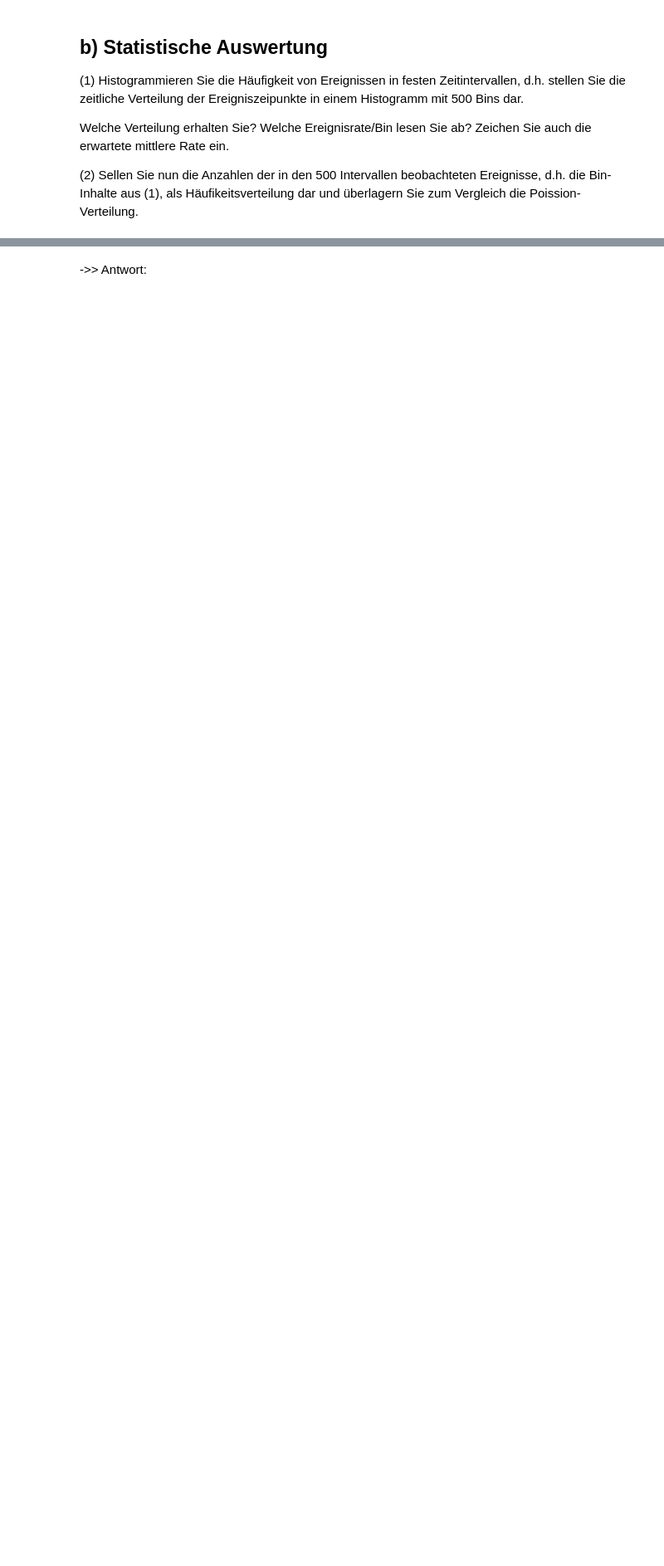
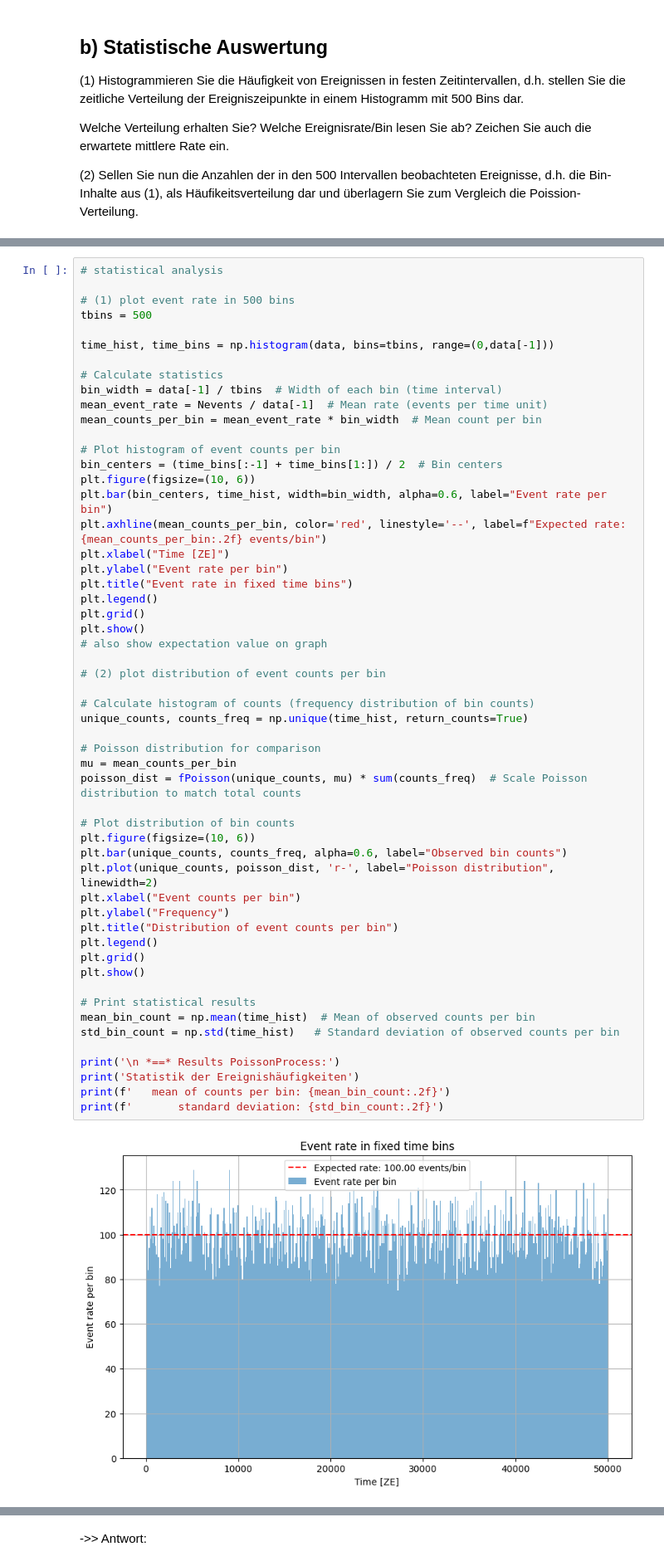
Before and after one commit to AlFa-Tier/Uni_codes, a Jupyter notebook: Stat. Datenauswertung/AufgabenBlätter/Blatt03/Blatt03.ipynb, the cells around one changed output, grey strips where cells are left out. Shown at 83% size. Drawn from its saved outputs; the diff is of its cells as text; blank space fills up the shorter version.

```diff
--- a/Stat. Datenauswertung/AufgabenBlätter/Blatt03/Blatt03.ipynb
+++ b/Stat. Datenauswertung/AufgabenBlätter/Blatt03/Blatt03.ipynb
@@ -149,0 +158,56 @@ print(f'       standard deviation: ???')
+# %%
+# statistical analysis
+
+# (1) plot event rate in 500 bins
+tbins = 500
+
+time_hist, time_bins = np.histogram(data, bins=tbins, range=(0,data[-1]))
+
+# Calculate statistics
+bin_width = data[-1] / tbins  # Width of each bin (time interval)
+mean_event_rate = Nevents / data[-1]  # Mean rate (events per time unit)
+mean_counts_per_bin = mean_event_rate * bin_width  # Mean count per bin
+
+# Plot histogram of event counts per bin
+bin_centers = (time_bins[:-1] + time_bins[1:]) / 2  # Bin centers
+plt.figure(figsize=(10, 6))
+plt.bar(bin_centers, time_hist, width=bin_width, alpha=0.6, label="Event rate per bin")
+plt.axhline(mean_counts_per_bin, color='red', linestyle='--', label=f"Expected rate: {mean_counts_per_bin:.2f} events/bin")
+plt.xlabel("Time [ZE]")
+plt.ylabel("Event rate per bin")
+plt.title("Event rate in fixed time bins")
+plt.legend()
+plt.grid()
+plt.show()
+# also show expectation value on graph
+
+# (2) plot distribution of event counts per bin
+
+# Calculate histogram of counts (frequency distribution of bin counts)
+unique_counts, counts_freq = np.unique(time_hist, return_counts=True)
+
+# Poisson distribution for comparison
+mu = mean_counts_per_bin
+poisson_dist = fPoisson(unique_counts, mu) * sum(counts_freq)  # Scale Poisson distribution to match total counts
+
+# Plot distribution of bin counts
+plt.figure(figsize=(10, 6))
+plt.bar(unique_counts, counts_freq, alpha=0.6, label="Observed bin counts")
+plt.plot(unique_counts, poisson_dist, 'r-', label="Poisson distribution", linewidth=2)
+plt.xlabel("Event counts per bin")
+plt.ylabel("Frequency")
+plt.title("Distribution of event counts per bin")
+plt.legend()
+plt.grid()
+plt.show()
+
+# Print statistical results
+mean_bin_count = np.mean(time_hist)  # Mean of observed counts per bin
+std_bin_count = np.std(time_hist)   # Standard deviation of observed counts per bin
+
+print('\n *==* Results PoissonProcess:')
+print('Statistik der Ereignishäufigkeiten')
+print(f'   mean of counts per bin: {mean_bin_count:.2f}')
+print(f'       standard deviation: {std_bin_count:.2f}')
+# %% [output]
+[figure, added]
```
Also changed, not shown: parts of 8 cells of this notebook.
